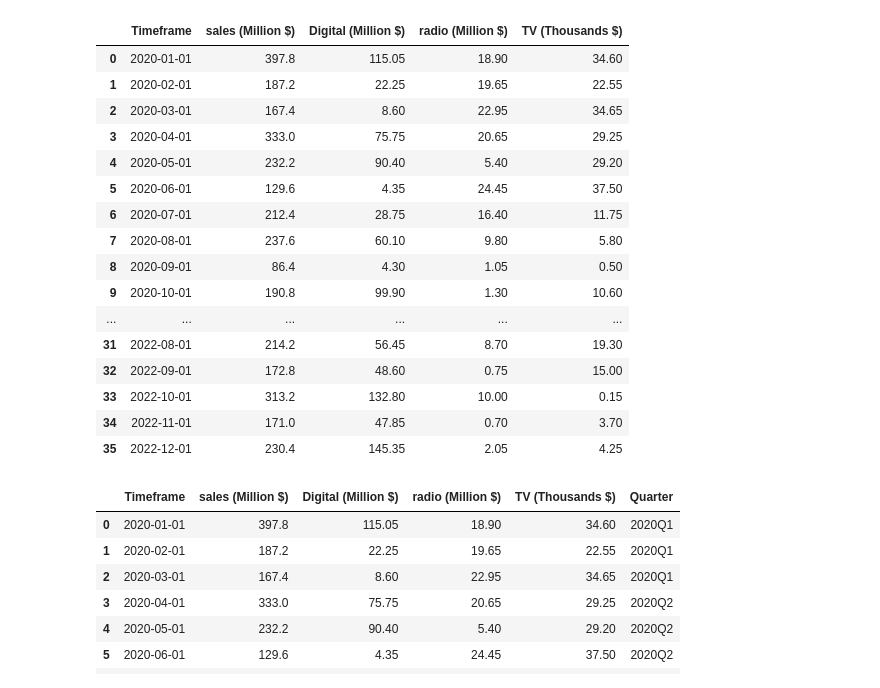
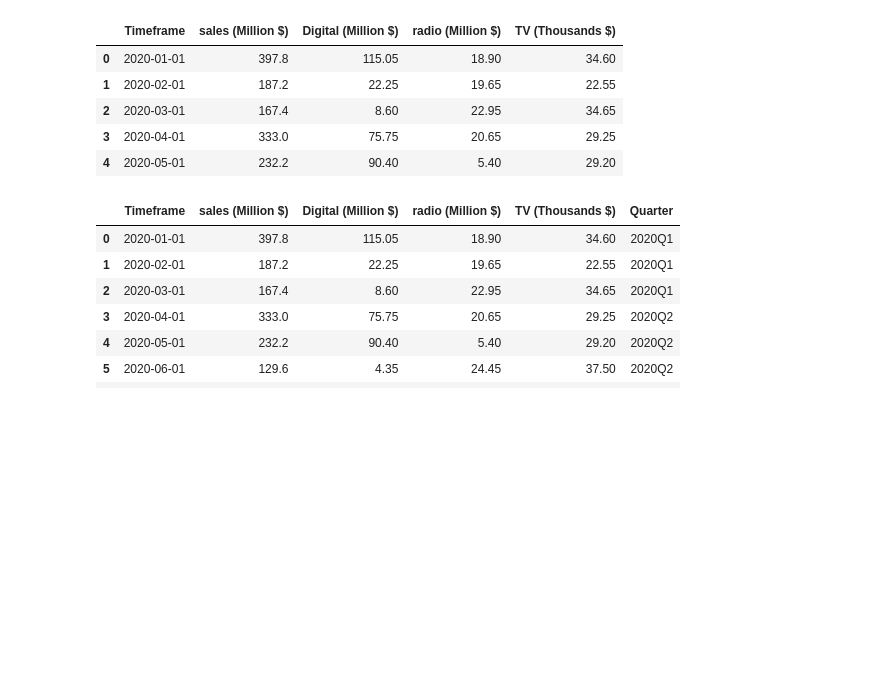
Before and after one commit to Utsavth13/case, a Jupyter notebook: 1.ipynb, the cells around one changed output. Cells and saved outputs as stored; diff of their text form; code cells hidden in the pictures; blank space fills up the shorter version.

```diff
--- a/1.ipynb
+++ b/1.ipynb
@@ -1,28 +1,17 @@
 # %%
 
 # %pip install openpyxl
 # %pip install pandas
 import pandas as pd
 df = pd.read_excel("Retail Sales Case Study.xlsx")
-df
+df.head()
 # %% [output]
 |  | Timeframe | sales (Million $) | Digital (Million $) | radio (Million $) | TV (Thousands $) |
 | 0 | 2020-01-01 | 397.8 | 115.05 | 18.90 | 34.60 |
 | 1 | 2020-02-01 | 187.2 | 22.25 | 19.65 | 22.55 |
 | 2 | 2020-03-01 | 167.4 | 8.60 | 22.95 | 34.65 |
 | 3 | 2020-04-01 | 333.0 | 75.75 | 20.65 | 29.25 |
 | 4 | 2020-05-01 | 232.2 | 90.40 | 5.40 | 29.20 |
-| 5 | 2020-06-01 | 129.6 | 4.35 | 24.45 | 37.50 |
-| 6 | 2020-07-01 | 212.4 | 28.75 | 16.40 | 11.75 |
-| 7 | 2020-08-01 | 237.6 | 60.10 | 9.80 | 5.80 |
-| 8 | 2020-09-01 | 86.4 | 4.30 | 1.05 | 0.50 |
-| 9 | 2020-10-01 | 190.8 | 99.90 | 1.30 | 10.60 |
-| ... | ... | ... | ... | ... | ... |
-| 31 | 2022-08-01 | 214.2 | 56.45 | 8.70 | 19.30 |
-| 32 | 2022-09-01 | 172.8 | 48.60 | 0.75 | 15.00 |
-| 33 | 2022-10-01 | 313.2 | 132.80 | 10.00 | 0.15 |
-| 34 | 2022-11-01 | 171.0 | 47.85 | 0.70 | 3.70 |
-| 35 | 2022-12-01 | 230.4 | 145.35 | 2.05 | 4.25 |
 # %%
 df = pd.DataFrame(df)
 
```
Also changed, not shown: parts of 17 cells of this notebook, 1 other file.
